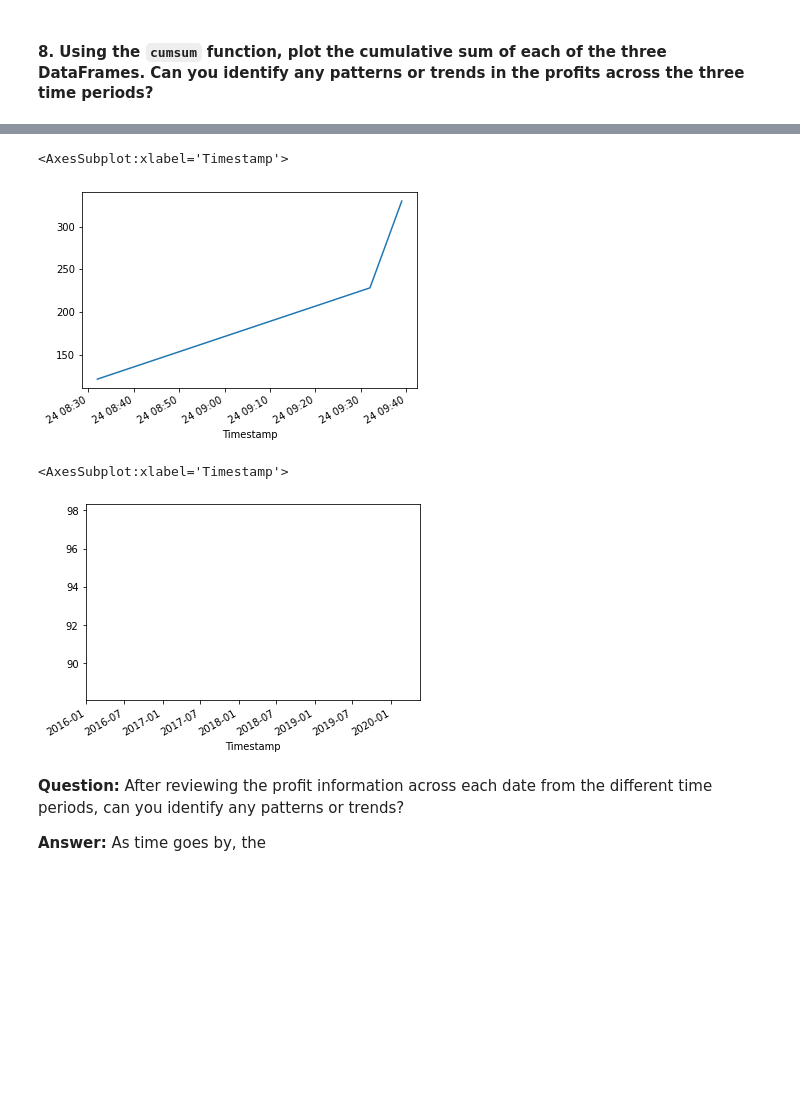
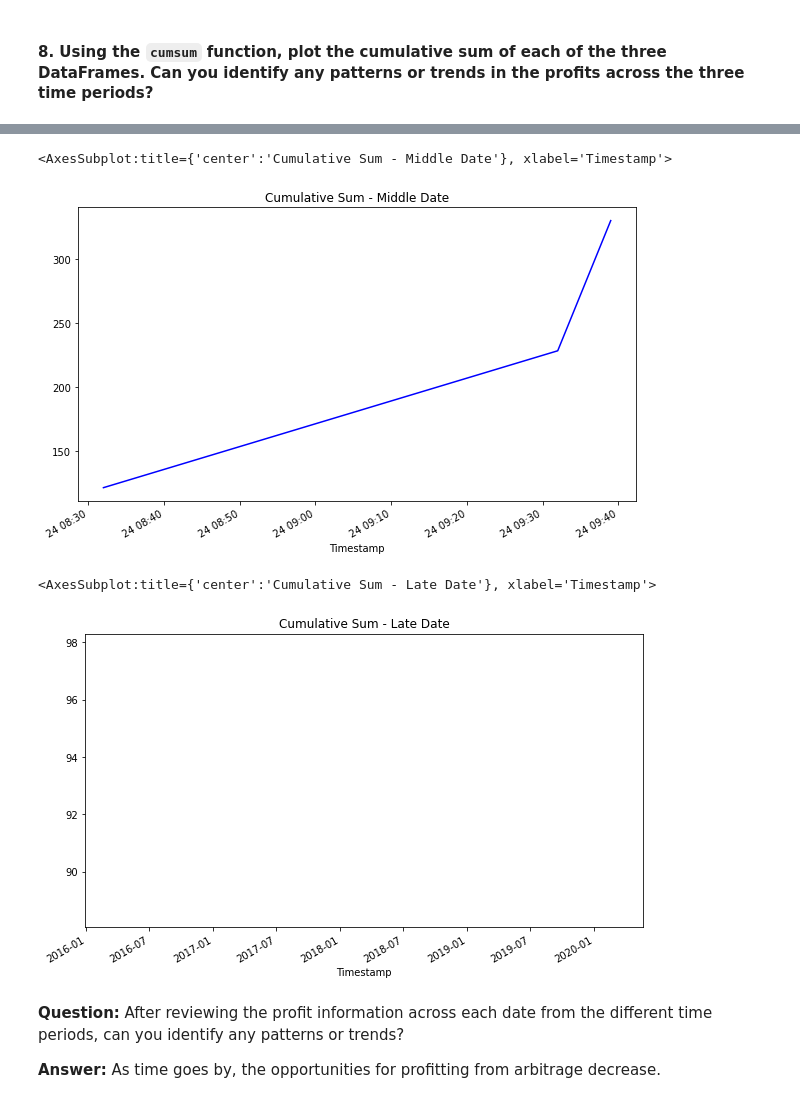
Before and after one commit to smruthid/FinancialAnalysisOfBitcoin, a Jupyter notebook: crypto_arbitrage.ipynb, the cells around one changed output, grey strips where cells are left out. Saved outputs shown, nothing was run; the diff lists cells and outputs as text; code cells hidden in the pictures; blank space fills up the shorter version.

```diff
--- a/crypto_arbitrage.ipynb
+++ b/crypto_arbitrage.ipynb
@@ -688,14 +697,14 @@ cumulative_profit_early.plot()
-# %%
-cumulative_profit_middle.plot()
-# %% [output]
-<AxesSubplot:xlabel='Timestamp'>
-[figure, removed]
-# %%
-cumulative_profit_late.plot()
-# %% [output]
-<AxesSubplot:xlabel='Timestamp'>
-[figure, removed]
+# %%
+cumulative_profit_middle.plot(figsize=(10,6), title='Cumulative Sum - Middle Date', color='blue')
+# %% [output]
+<AxesSubplot:title={'center':'Cumulative Sum - Middle Date'}, xlabel='Timestamp'>
+[figure, added]
+# %%
+cumulative_profit_late.plot(figsize=(10,6), title='Cumulative Sum - Late Date', color='blue')
+# %% [output]
+<AxesSubplot:title={'center':'Cumulative Sum - Late Date'}, xlabel='Timestamp'>
+[figure, added]
 # %% [markdown]
 **Question:** After reviewing the profit information across each date from the different time periods, can you identify any patterns or trends?
 
-**Answer:** As time goes by, the
+**Answer:** As time goes by, the opportunities for profitting from arbitrage decrease.
```
Also changed, not shown: parts of 4 cells of this notebook, 2 other files.
